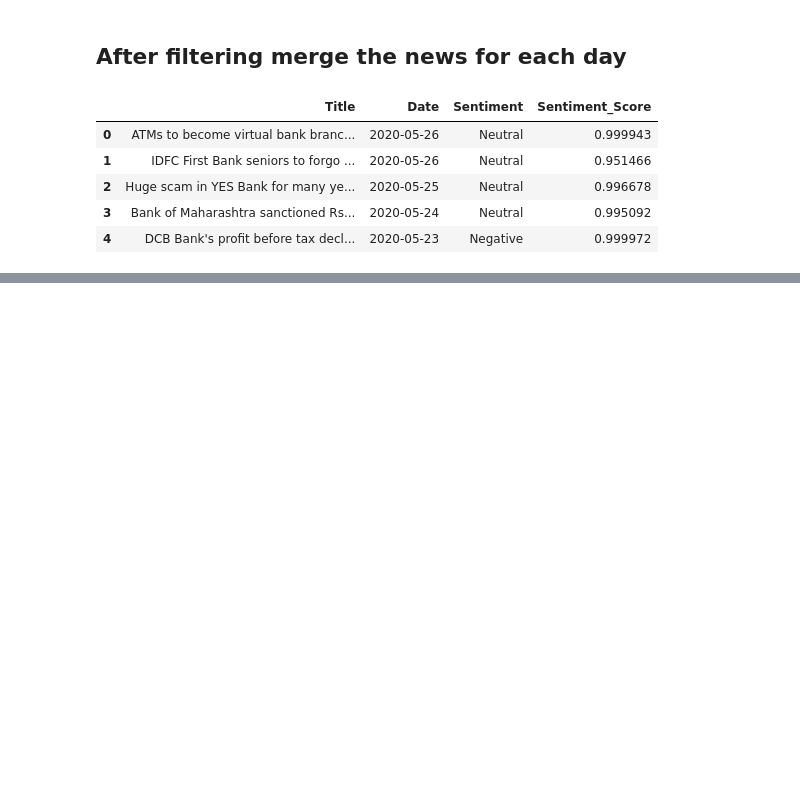
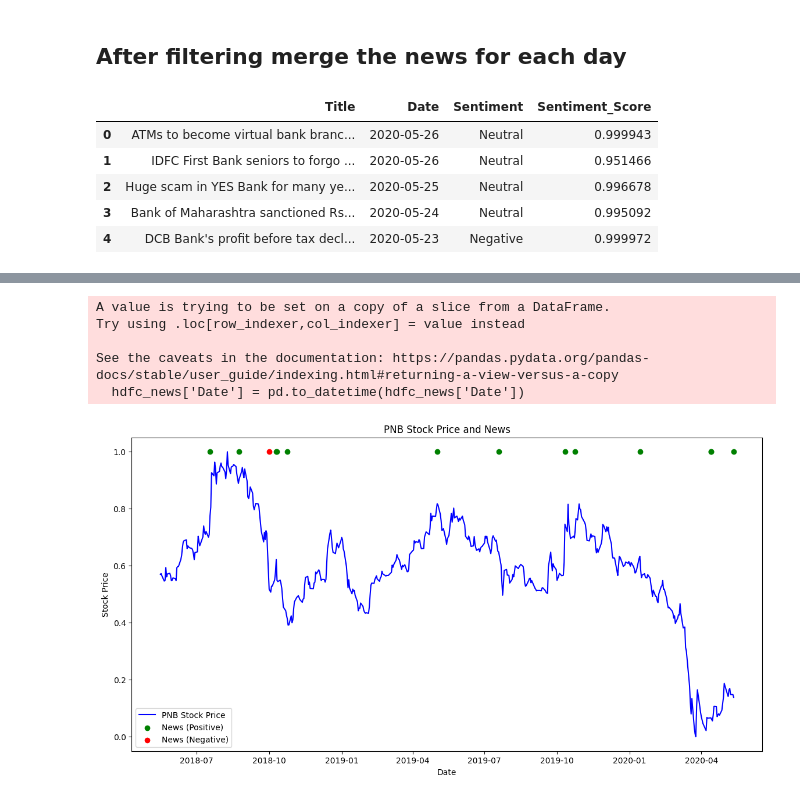
Before and after one commit to sachinprasanna7/Stock-Movement-Prediction-using-Spectrograms-Technical-Indicators-and-News, a Jupyter notebook: load_financia_news.ipynb, the cells around one changed output, grey strips where cells are left out. Drawn from its saved outputs; the diff is of its cells as text; code cells hidden in the pictures; blank space fills up the shorter version.

```diff
--- a/load_financia_news.ipynb
+++ b/load_financia_news.ipynb
@@ -370,0 +362,6 @@ updated_grouped_df.to_csv('updated_daily_sentiment.csv', index=False)
+# %%
+import pandas as pd
+
+sentiment_df = pd.read_csv("data/news/sentiment.csv")
+
+sentiment_df.head()
@@ -370,0 +375,4 @@ updated_grouped_df.to_csv('updated_daily_sentiment.csv', index=False)
+# %%
+hdfc_news = sentiment_df[sentiment_df['Title'].str.contains('BANDHAN', case=False, na=False)]
+print(len(hdfc_news))
+hdfc_news.head()
@@ -370,0 +387,3 @@ updated_grouped_df.to_csv('updated_daily_sentiment.csv', index=False)
+# %%
+hdfc_stock_price = pd.read_csv("data/stock_technical_data/BANDHANBNK.NS.csv")
+hdfc_stock_price.head()
@@ -370,0 +398,43 @@ updated_grouped_df.to_csv('updated_daily_sentiment.csv', index=False)
+# %%
+import matplotlib.pyplot as plt
+
+# Convert the 'Date' columns to datetime format if not already done
+hdfc_stock_price['Date'] = pd.to_datetime(hdfc_stock_price['Date'])
+hdfc_news['Date'] = pd.to_datetime(hdfc_news['Date'])
+
+# Find the common time frame
+start_date = max(hdfc_stock_price['Date'].min(), hdfc_news['Date'].min())
+end_date = min(hdfc_stock_price['Date'].max(), hdfc_news['Date'].max())
+
+# Filter the dataframes to the common time frame
+filtered_stock_price = hdfc_stock_price[(hdfc_stock_price['Date'] >= start_date) & (hdfc_stock_price['Date'] <= end_date)]
+filtered_news = hdfc_news[(hdfc_news['Date'] >= start_date) & (hdfc_news['Date'] <= end_date)]
+
+# Define colors for sentiments
+sentiment_colors = {'Positive': 'green' ,'Negative': 'red'}
+
+# Plot the stock prices
+plt.figure(figsize=(14, 7))
+plt.plot(filtered_stock_price['Date'], filtered_stock_price['Close'], label='PNB Stock Price', color='blue')
+
+# Plot the news as points colored by sentiment
+for sentiment in sentiment_colors:
+    sentiment_news = filtered_news[filtered_news['Sentiment'] == sentiment]
+    plt.scatter(sentiment_news['Date'], [filtered_stock_price['Close'].max()] * len(sentiment_news),
+                color=sentiment_colors[sentiment], label=f'News ({sentiment})', marker='o')
+
+# Add labels and title
+plt.xlabel('Date')
+plt.ylabel('Stock Price')
+plt.title('PNB Stock Price and News')
+plt.legend()
+
+# Show the plot
+plt.show()
+# %% [output]
+A value is trying to be set on a copy of a slice from a DataFrame.
+Try using .loc[row_indexer,col_indexer] = value instead
+
+See the caveats in the documentation: https://pandas.pydata.org/pandas-docs/stable/user_guide/indexing.html#returning-a-view-versus-a-copy
+  hdfc_news['Date'] = pd.to_datetime(hdfc_news['Date'])
+[figure, added]
```
Also changed, not shown: parts of 7 cells of this notebook.
